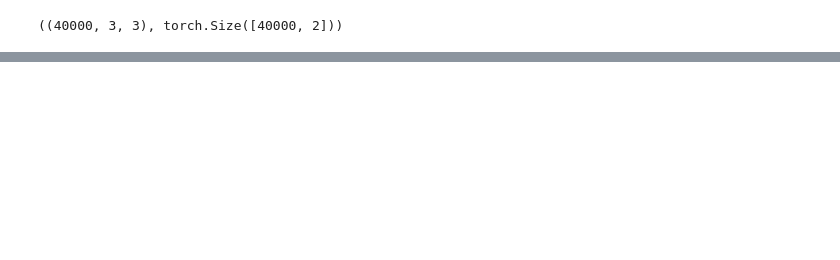
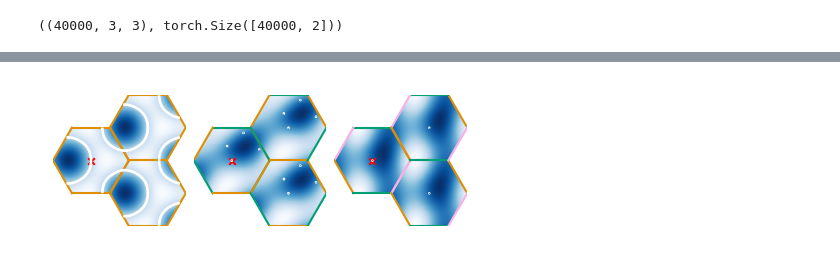
Before and after one commit to bioAI-Oslo/CI-grid-cells, a Jupyter notebook: figure-generating-notebooks/grid-cells-as-SR.ipynb, the cells around one changed output, grey strips where cells are left out. Drawn from its saved outputs; the diff is of its cells as text; code cells hidden in the pictures; blank space fills up the shorter version.

```diff
--- a/figure-generating-notebooks/grid-cells-as-SR.ipynb
+++ b/figure-generating-notebooks/grid-cells-as-SR.ipynb
@@ -37,0 +104,30 @@ plt.subplots_adjust(wspace=0.06,hspace=0)
+# %%
+# plotting inits
+figsize = set_size(fraction=(1,1/4),mode='square')
+fig,axs = plt.subplots(ncols=4,figsize=figsize)
+[ax.axis('off') for ax in axs];
+plt.subplots_adjust(wspace=0.06,hspace=0)
+
+centers = [model.unit_cell.center, model.unit_cell.center+2*model.unit_cell.basis[0],
+           model.unit_cell.center+2*model.unit_cell.basis[1]]
+# ax 0
+res=400
+colors = [color_triple[:1]*6,color_triple[:2]*3,color_triple*2]
+for i in range(3):
+    model.set_phases(phases[:i+1])
+    corr, corr_mask, square_enclosing, center, grid, activity = popvec_correlate(model,res=res,metric='correlate')
+    corr[~corr_mask] = np.nan
+    axs[i].imshow(corr.reshape(res,res).T,origin='lower',extent=square_enclosing)
+    #dists = np.linalg.norm(activity,axis=-1)
+    dists, dists_mask, _, _, _, _ = popvec_correlate(model,res=res,metric='euclidean')
+    epsilon=1e-2
+    levels=[np.sort(np.unique(dists[dists_mask]))[0],np.sort(np.unique(dists[dists_mask]))[1]+epsilon]
+    model.unit_cell.plot(fig,axs[i],colors=colors[i])#,linewidth=1.5)
+    model.unit_cell.plot(fig,axs[i],center=centers[1],colors=colors[i])#,linewidth=1.5)
+    model.unit_cell.plot(fig,axs[i],center=centers[2],colors=colors[i])#,linewidth=1.5)
+    axs[i].scatter(*center,s=10,color='red',marker='x') # origin
+    axs[i].contour(np.ma.masked_array(dists.reshape(res,res),mask=~dists_mask).T,
+                   origin='lower',levels=levels,extent=square_enclosing,colors='white')
+    #axs[i].set_aspect('auto')
+# %% [output]
+[figure, added]
```
Also changed, not shown: parts of 11 cells of this notebook, 3 other files.
